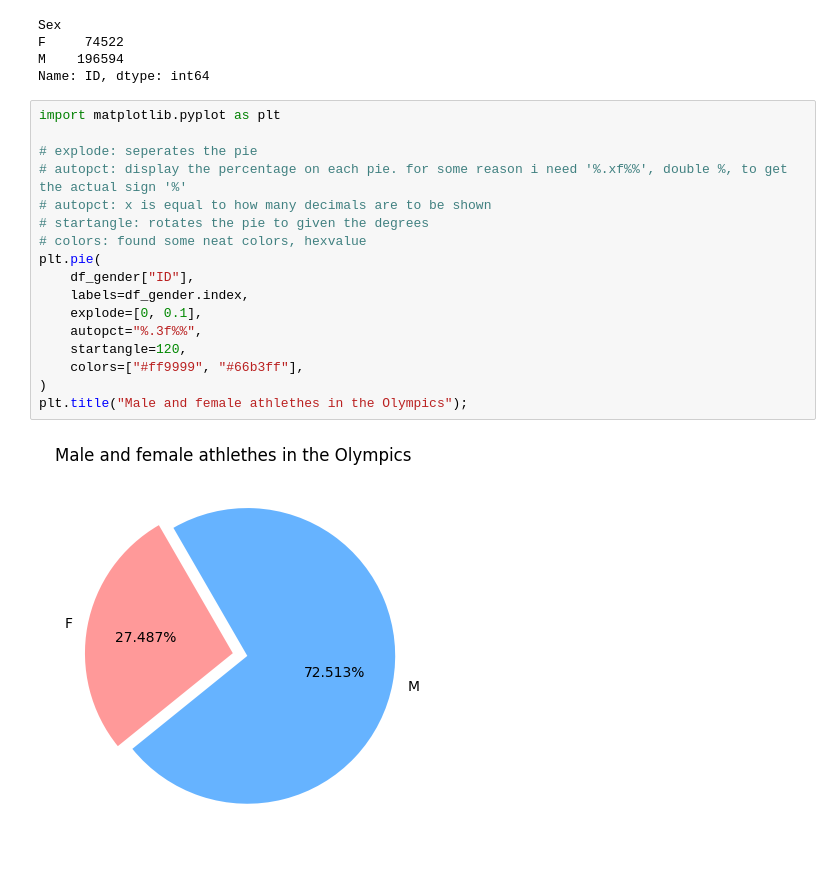
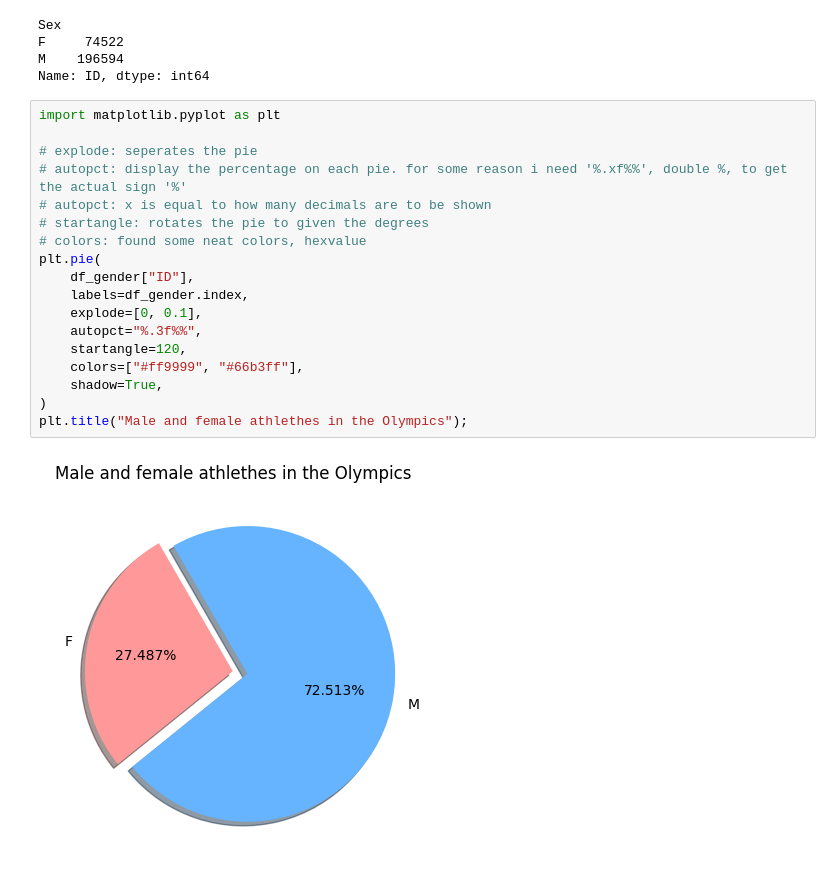
Before and after one commit to wlinds/ITHS-Projekt-OS, a Jupyter notebook: Project/Uppgift_0.ipynb, the cells around one changed output. Saved outputs shown, nothing was run; the diff lists cells and outputs as text.

```diff
--- a/Project/Uppgift_0.ipynb
+++ b/Project/Uppgift_0.ipynb
@@ -155,22 +155,23 @@ Name: ID, dtype: int64
 # %%
 import matplotlib.pyplot as plt
 
 # explode: seperates the pie
 # autopct: display the percentage on each pie. for some reason i need '%.xf%%', double %, to get the actual sign '%'
 # autopct: x is equal to how many decimals are to be shown
 # startangle: rotates the pie to given the degrees
 # colors: found some neat colors, hexvalue
 plt.pie(
     df_gender["ID"],
     labels=df_gender.index,
     explode=[0, 0.1],
     autopct="%.3f%%",
     startangle=120,
     colors=["#ff9999", "#66b3ff"],
+    shadow=True,
 )
 plt.title("Male and female athlethes in the Olympics");
 # %% [output]
-[figure, old version]
+[figure, new version]
 # %%
 # just a different way to plot, i prefer the 1st way.
 x = df_gender["ID"]
```
Also changed, not shown: parts of 7 cells of this notebook.
